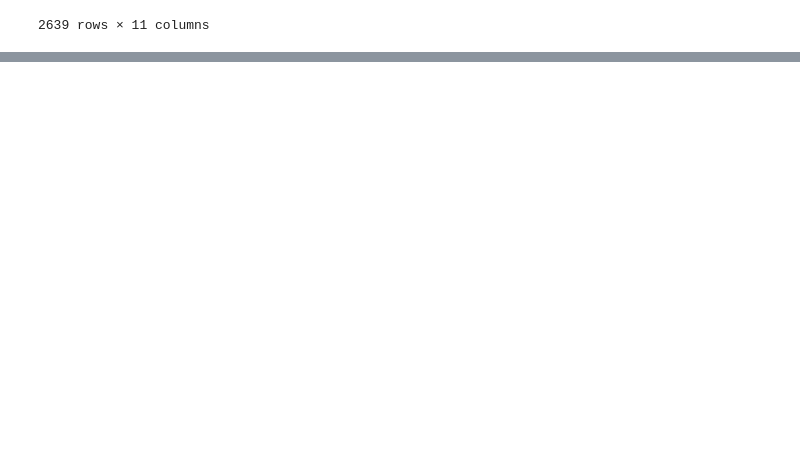
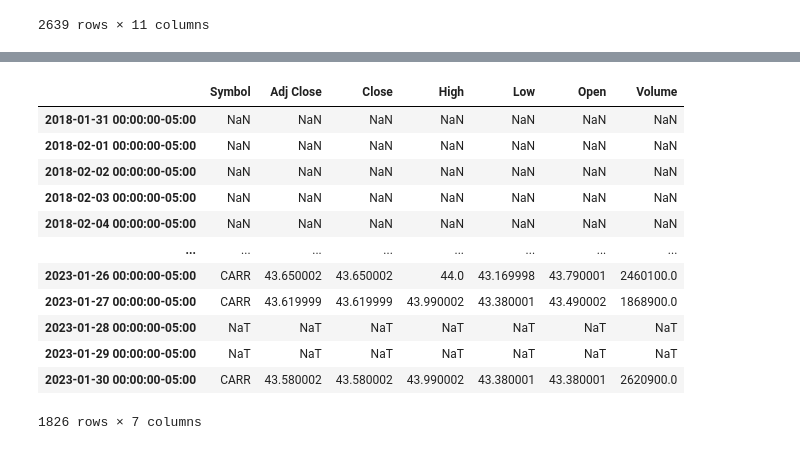
Before and after one commit to MapleFrogStudio/algo_vibes_SP500_RSI, a Jupyter notebook: new_strategy.ipynb, the cells around one changed output, grey strips where cells are left out. Drawn from its saved outputs; the diff is of its cells as text; code cells hidden in the pictures; blank space fills up the shorter version.

```diff
--- a/new_strategy.ipynb
+++ b/new_strategy.ipynb
@@ -247,0 +351,8 @@ Total profit : $1741.27
+# %%
+carr = data.loc[data.Symbol == 'CARR'].copy()
+print(f'Min date: {carr.index.min()}, number of dates: {len(carr)}')
+carr = carr.reindex(date_range, fill_value=pd.NaT)
+carr = carr.asfreq('D')
+print(f'Min date: {carr.index.min()}, number of dates: {len(carr)}')
+carr
+# %% [output]
@@ -247,0 +361,13 @@ Total profit : $1741.27
+|  | Symbol | Adj Close | Close | High | Low | Open | Volume |
+| 2018-01-31 00:00:00-05:00 | NaN | NaN | NaN | NaN | NaN | NaN | NaN |
+| 2018-02-01 00:00:00-05:00 | NaN | NaN | NaN | NaN | NaN | NaN | NaN |
+| 2018-02-02 00:00:00-05:00 | NaN | NaN | NaN | NaN | NaN | NaN | NaN |
+| 2018-02-03 00:00:00-05:00 | NaN | NaN | NaN | NaN | NaN | NaN | NaN |
+| 2018-02-04 00:00:00-05:00 | NaN | NaN | NaN | NaN | NaN | NaN | NaN |
+| ... | ... | ... | ... | ... | ... | ... | ... |
+| 2023-01-26 00:00:00-05:00 | CARR | 43.650002 | 43.650002 | 44.0 | 43.169998 | 43.790001 | 2460100.0 |
+| 2023-01-27 00:00:00-05:00 | CARR | 43.619999 | 43.619999 | 43.990002 | 43.380001 | 43.490002 | 1868900.0 |
+| 2023-01-28 00:00:00-05:00 | NaT | NaT | NaT | NaT | NaT | NaT | NaT |
+| 2023-01-29 00:00:00-05:00 | NaT | NaT | NaT | NaT | NaT | NaT | NaT |
+| 2023-01-30 00:00:00-05:00 | CARR | 43.580002 | 43.580002 | 43.990002 | 43.380001 | 43.380001 | 2620900.0 |
+1826 rows × 7 columns
```
Also changed, not shown: parts of 15 cells of this notebook, 37 other files.
